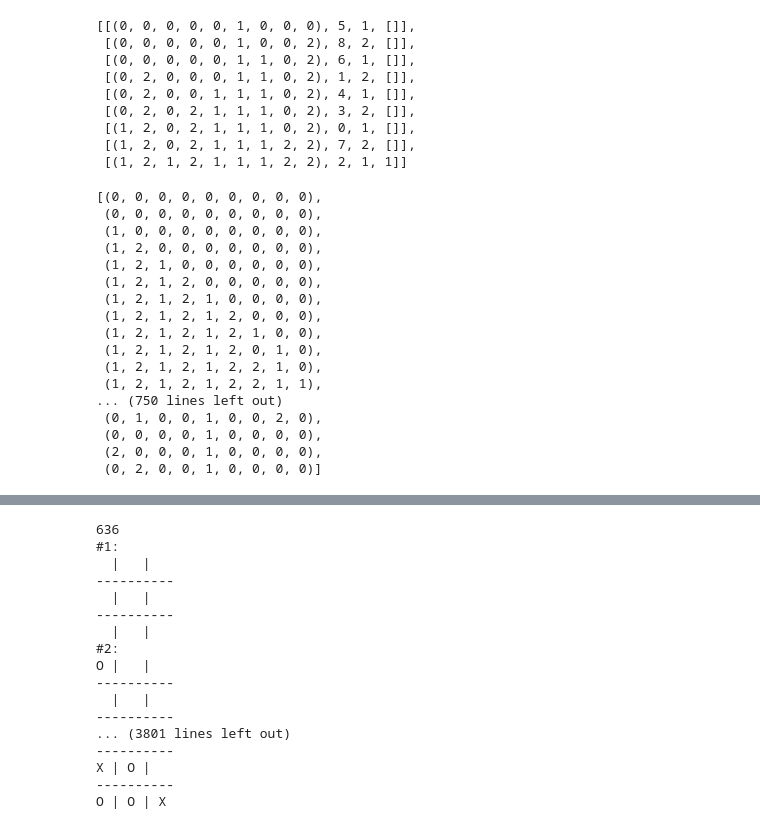
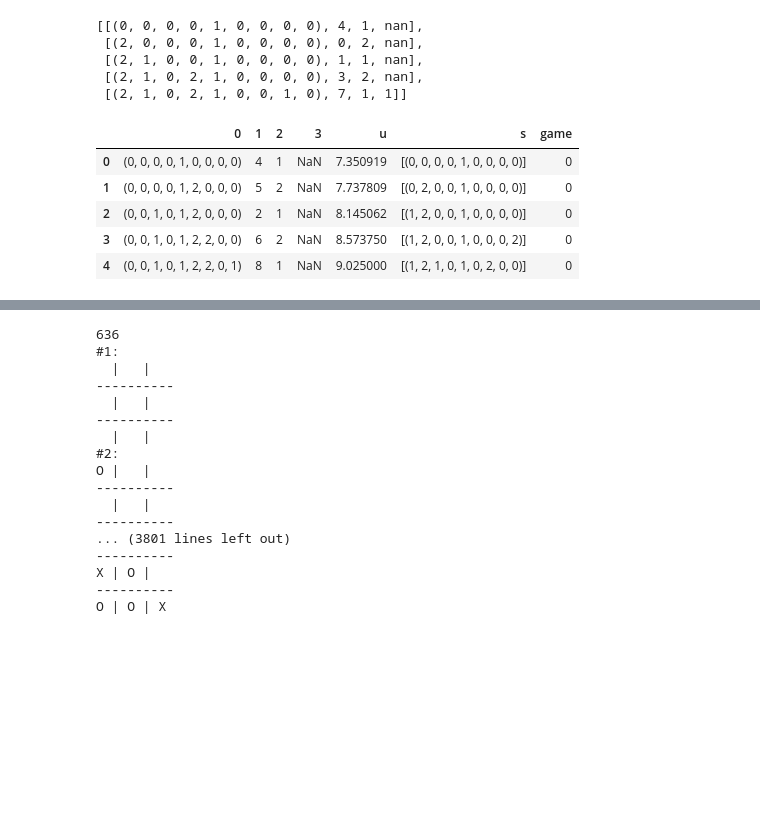
Before and after one commit to esq601/py_tic_tac_toe, a Jupyter notebook: states_gameplay.ipynb, the cells around one changed output, grey strips where cells are left out. Drawn from its saved outputs; the diff is of its cells as text; code cells hidden in the pictures; blank space fills up the shorter version.

```diff
--- a/states_gameplay.ipynb
+++ b/states_gameplay.ipynb
@@ -133,33 +196,25 @@ def evaluate_results(results,base_set,game_num, disc):
 # %%
+# Play a single game of ttt
+dfs([0,0,0,0,0,0,0,0,0],True)
+
 state_temp = np.array([0,0,0,0,0,0,0,0,0])
-play_game(state_temp)
+
+set1 = tuple(ans)
+play_game(state_temp,True)
 # %% [output]
-[[(0, 0, 0, 0, 0, 1, 0, 0, 0), 5, 1, []],
- [(0, 0, 0, 0, 0, 1, 0, 0, 2), 8, 2, []],
- [(0, 0, 0, 0, 0, 1, 1, 0, 2), 6, 1, []],
- [(0, 2, 0, 0, 0, 1, 1, 0, 2), 1, 2, []],
- [(0, 2, 0, 0, 1, 1, 1, 0, 2), 4, 1, []],
- [(0, 2, 0, 2, 1, 1, 1, 0, 2), 3, 2, []],
- [(1, 2, 0, 2, 1, 1, 1, 0, 2), 0, 1, []],
- [(1, 2, 0, 2, 1, 1, 1, 2, 2), 7, 2, []],
- [(1, 2, 1, 2, 1, 1, 1, 2, 2), 2, 1, 1]]
+[[(0, 0, 0, 0, 1, 0, 0, 0, 0), 4, 1, nan],
+ [(2, 0, 0, 0, 1, 0, 0, 0, 0), 0, 2, nan],
+ [(2, 1, 0, 0, 1, 0, 0, 0, 0), 1, 1, nan],
+ [(2, 1, 0, 2, 1, 0, 0, 0, 0), 3, 2, nan],
+ [(2, 1, 0, 2, 1, 0, 0, 1, 0), 7, 1, 1]]
-# %%
-ans
-# %% [output]
-[(0, 0, 0, 0, 0, 0, 0, 0, 0),
- (0, 0, 0, 0, 0, 0, 0, 0, 0),
- (1, 0, 0, 0, 0, 0, 0, 0, 0),
- (1, 2, 0, 0, 0, 0, 0, 0, 0),
- (1, 2, 1, 0, 0, 0, 0, 0, 0),
- (1, 2, 1, 2, 0, 0, 0, 0, 0),
- (1, 2, 1, 2, 1, 0, 0, 0, 0),
- (1, 2, 1, 2, 1, 2, 0, 0, 0),
- (1, 2, 1, 2, 1, 2, 1, 0, 0),
- (1, 2, 1, 2, 1, 2, 0, 1, 0),
- (1, 2, 1, 2, 1, 2, 2, 1, 0),
- (1, 2, 1, 2, 1, 2, 2, 1, 1),
-... (750 lines left out)
- (0, 1, 0, 0, 1, 0, 0, 2, 0),
- (0, 0, 0, 0, 1, 0, 0, 0, 0),
- (2, 0, 0, 0, 1, 0, 0, 0, 0),
- (0, 2, 0, 0, 1, 0, 0, 0, 0)]
+# %%
+#Head of the results dataframe
+
+results1a.head()
+# %% [output]
+|  | 0 | 1 | 2 | 3 | u | s | game |
+| 0 | (0, 0, 0, 0, 1, 0, 0, 0, 0) | 4 | 1 | NaN | 7.350919 | [(0, 0, 0, 0, 1, 0, 0, 0, 0)] | 0 |
+| 1 | (0, 0, 0, 0, 1, 2, 0, 0, 0) | 5 | 2 | NaN | 7.737809 | [(0, 2, 0, 0, 1, 0, 0, 0, 0)] | 0 |
+| 2 | (0, 0, 1, 0, 1, 2, 0, 0, 0) | 2 | 1 | NaN | 8.145062 | [(1, 2, 0, 0, 1, 0, 0, 0, 0)] | 0 |
+| 3 | (0, 0, 1, 0, 1, 2, 2, 0, 0) | 6 | 2 | NaN | 8.573750 | [(1, 2, 0, 0, 1, 0, 0, 0, 2)] | 0 |
+| 4 | (0, 0, 1, 0, 1, 2, 2, 0, 1) | 8 | 1 | NaN | 9.025000 | [(1, 2, 1, 0, 1, 0, 2, 0, 0)] | 0 |
```
Also changed, not shown: parts of 17 cells of this notebook.
